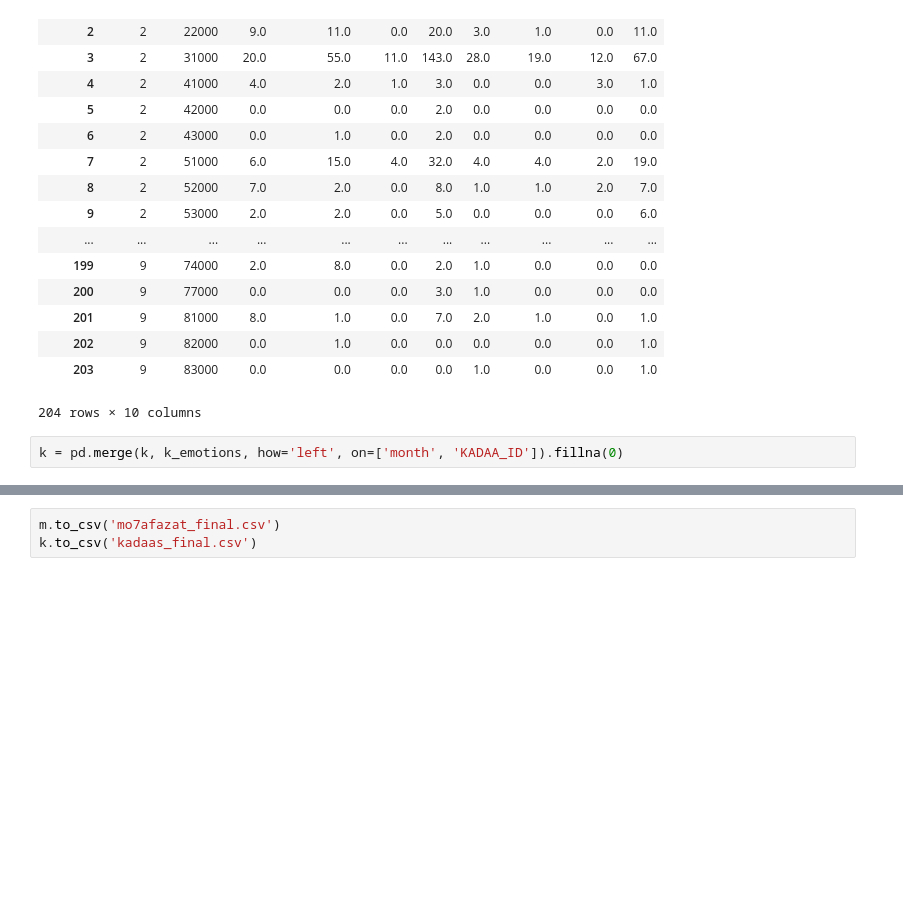
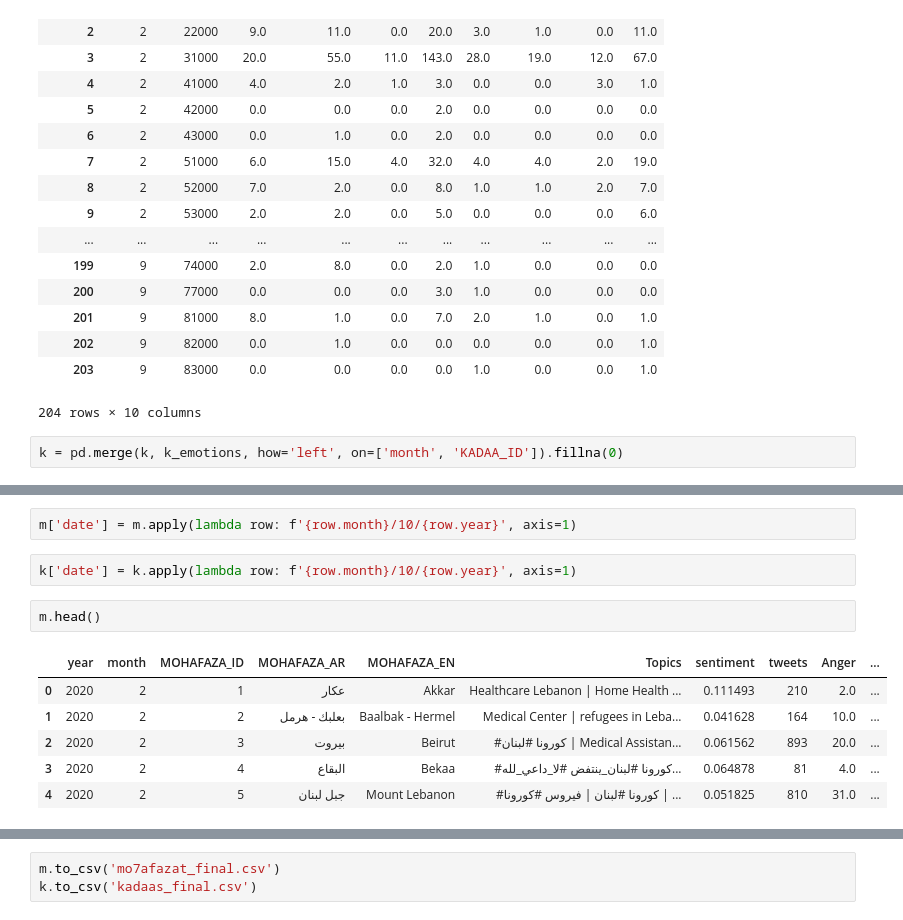
Before and after one commit to aliharakeh/M2-Project, a Jupyter notebook: Project_Final_Scripts/Dashboard Final Data/fix.ipynb, the cells around one changed output, grey strips where cells are left out. Saved outputs shown, nothing was run; the diff lists cells and outputs as text; blank space fills up the shorter version.

```diff
--- a/Project_Final_Scripts/Dashboard Final Data/fix.ipynb
+++ b/Project_Final_Scripts/Dashboard Final Data/fix.ipynb
@@ -155,0 +200,13 @@ k
+# %%
+m['date'] = m.apply(lambda row: f'{row.month}/10/{row.year}', axis=1)
+# %%
+k['date'] = k.apply(lambda row: f'{row.month}/10/{row.year}', axis=1)
+# %%
+m.head()
+# %% [output]
+|  | year | month | MOHAFAZA_ID | MOHAFAZA_AR | MOHAFAZA_EN | Topics | sentiment | tweets | Anger | ... |
+| 0 | 2020 | 2 | 1 | عكار | Akkar | Healthcare Lebanon | Home Health ... | 0.111493 | 210 | 2.0 | ... |
+| 1 | 2020 | 2 | 2 | بعلبك - هرمل | Baalbak - Hermel | Medical Center | refugees in Leba... | 0.041628 | 164 | 10.0 | ... |
+| 2 | 2020 | 2 | 3 | بيروت | Beirut | #كورونا #لبنان | Medical Assistan... | 0.061562 | 893 | 20.0 | ... |
+| 3 | 2020 | 2 | 4 | البقاع | Bekaa | #كورونا #لبنان_ينتفض #لا_داعي_لله... | 0.064878 | 81 | 4.0 | ... |
+| 4 | 2020 | 2 | 5 | جبل لبنان | Mount Lebanon | #كورونا #لبنان | فيروس #كورونا | ... | 0.051825 | 810 | 31.0 | ... |
```
Also changed, not shown: parts of 7 cells of this notebook, 3 other files.
